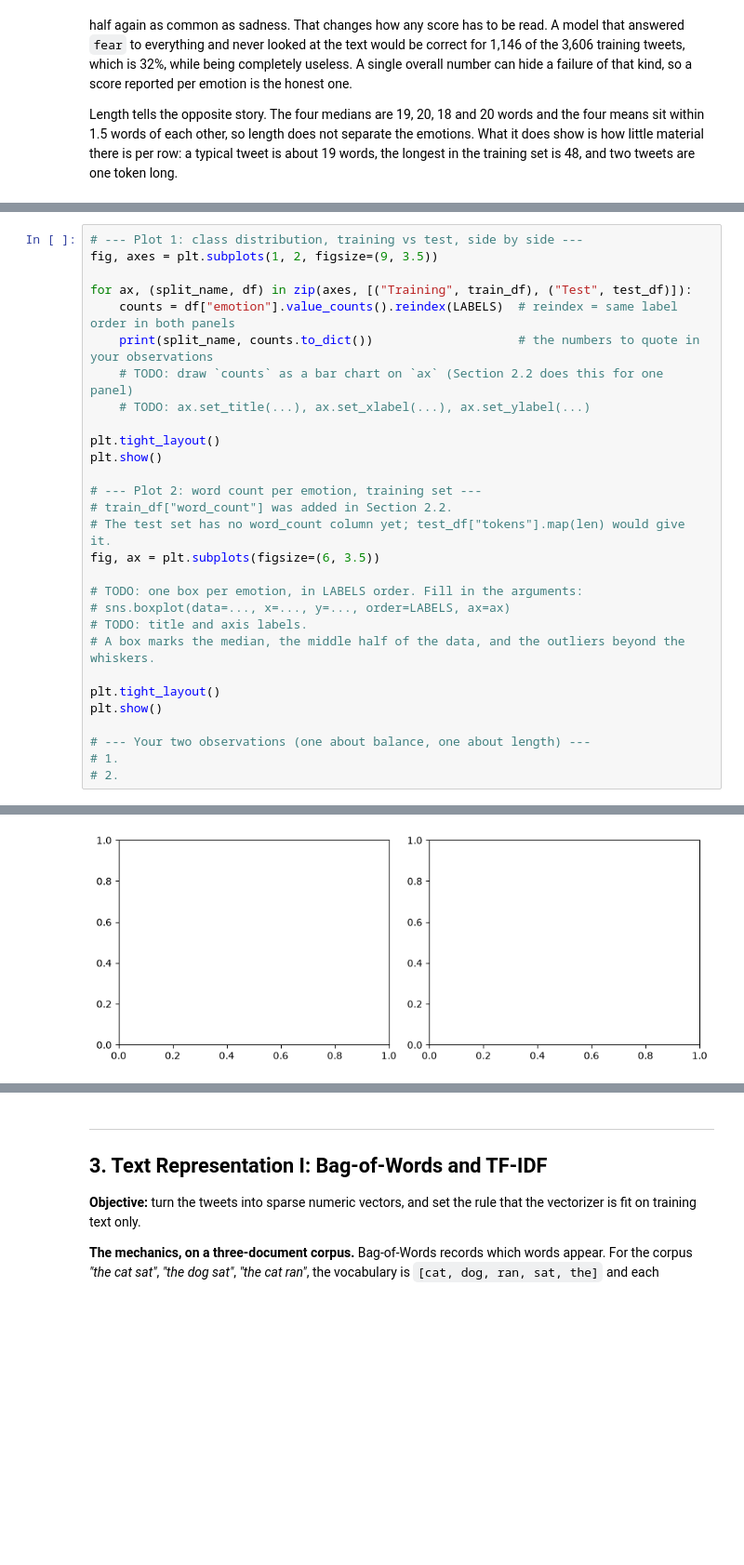
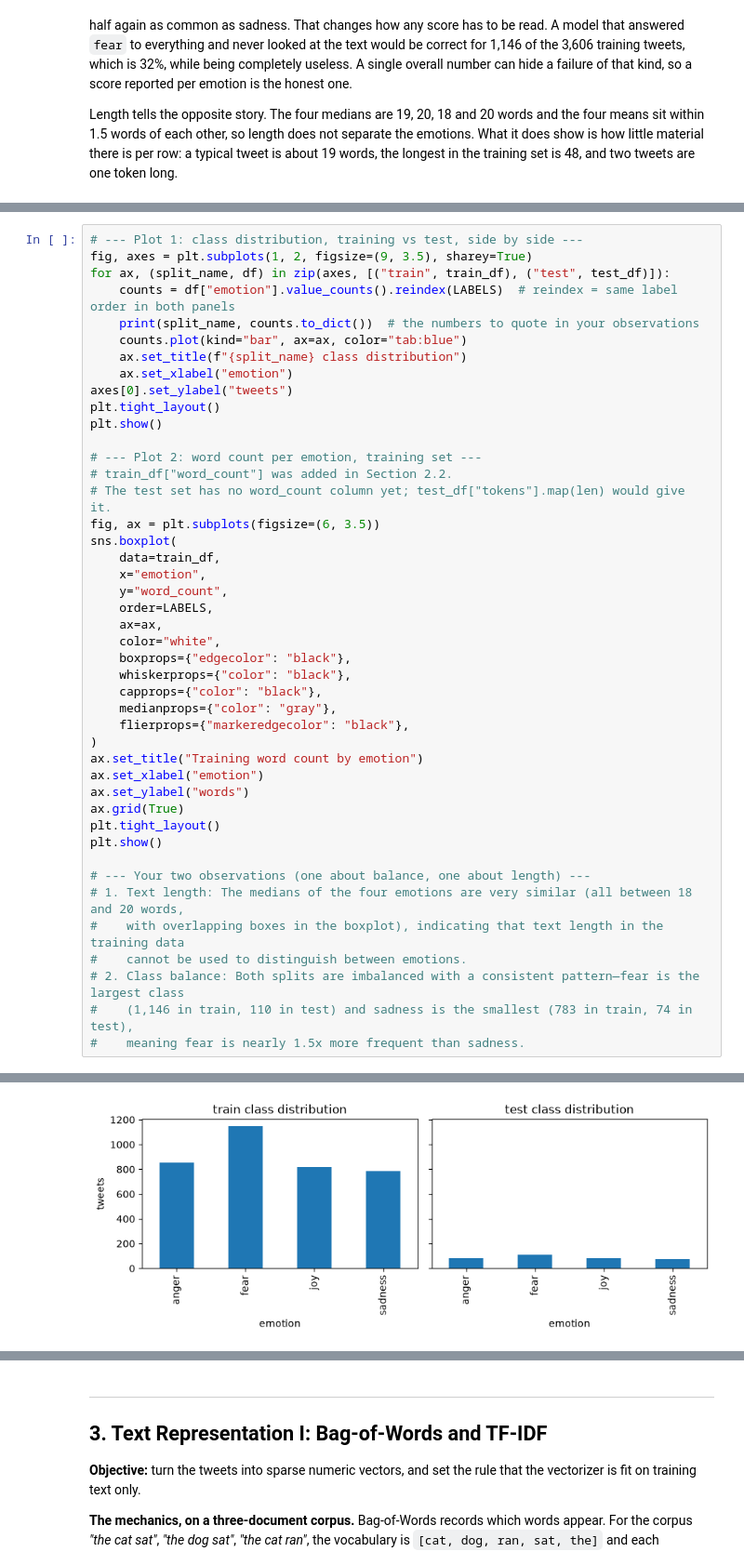
Before and after one commit to mrinvisablelife/DM2026-Lab2-Exercise, a Jupyter notebook: DM2026-Lab2-Master.ipynb, the cells around one changed output, grey strips where cells are left out. Shown at 93% size. Cells and saved outputs as stored; diff of their text form; blank space fills up the shorter version.

```diff
--- a/DM2026-Lab2-Master.ipynb
+++ b/DM2026-Lab2-Master.ipynb
@@ -286,14 +335,14 @@ Illustrative layout examples below: make your own plots from the current data an
 ![Boxplot](./pics/boxplot.png)
 # %%
 # --- Plot 1: class distribution, training vs test, side by side ---
-fig, axes = plt.subplots(1, 2, figsize=(9, 3.5))
-
-for ax, (split_name, df) in zip(axes, [("Training", train_df), ("Test", test_df)]):
+fig, axes = plt.subplots(1, 2, figsize=(9, 3.5), sharey=True)
+for ax, (split_name, df) in zip(axes, [("train", train_df), ("test", test_df)]):
     counts = df["emotion"].value_counts().reindex(LABELS)  # reindex = same label order in both panels
-    print(split_name, counts.to_dict())                    # the numbers to quote in your observations
-    # TODO: draw `counts` as a bar chart on `ax` (Section 2.2 does this for one panel)
-    # TODO: ax.set_title(...), ax.set_xlabel(...), ax.set_ylabel(...)
-
+    print(split_name, counts.to_dict())  # the numbers to quote in your observations
+    counts.plot(kind="bar", ax=ax, color="tab:blue")
+    ax.set_title(f"{split_name} class distribution")
+    ax.set_xlabel("emotion")
+axes[0].set_ylabel("tweets")
 plt.tight_layout()
 plt.show()
 
@@ -301,16 +350,31 @@ plt.show()
 # train_df["word_count"] was added in Section 2.2.
 # The test set has no word_count column yet; test_df["tokens"].map(len) would give it.
 fig, ax = plt.subplots(figsize=(6, 3.5))
-
-# TODO: one box per emotion, in LABELS order. Fill in the arguments:
-# sns.boxplot(data=..., x=..., y=..., order=LABELS, ax=ax)
-# TODO: title and axis labels.
-# A box marks the median, the middle half of the data, and the outliers beyond the whiskers.
-
+sns.boxplot(
+    data=train_df,
+    x="emotion",
+    y="word_count",
+    order=LABELS,
+    ax=ax,
+    color="white",
+    boxprops={"edgecolor": "black"},
+    whiskerprops={"color": "black"},
+    capprops={"color": "black"},
+    medianprops={"color": "gray"},
+    flierprops={"markeredgecolor": "black"},
+)
+ax.set_title("Training word count by emotion")
+ax.set_xlabel("emotion")
+ax.set_ylabel("words")
+ax.grid(True)
 plt.tight_layout()
 plt.show()
 
 # --- Your two observations (one about balance, one about length) ---
-# 1.
-# 2.
+# 1. Text length: The medians of the four emotions are very similar (all between 18 and 20 words,
+#    with overlapping boxes in the boxplot), indicating that text length in the training data
+#    cannot be used to distinguish between emotions.
+# 2. Class balance: Both splits are imbalanced with a consistent pattern—fear is the largest class
+#    (1,146 in train, 110 in test) and sadness is the smallest (783 in train, 74 in test),
+#    meaning fear is nearly 1.5x more frequent than sadness.
 # %% [output]
@@ -319 +383 @@ Test {'anger': 84, 'fear': 110, 'joy': 79, 'sadness': 74}
-[figure, old version]
+[figure, new version]
```
Also changed, not shown: parts of 24 cells of this notebook.
